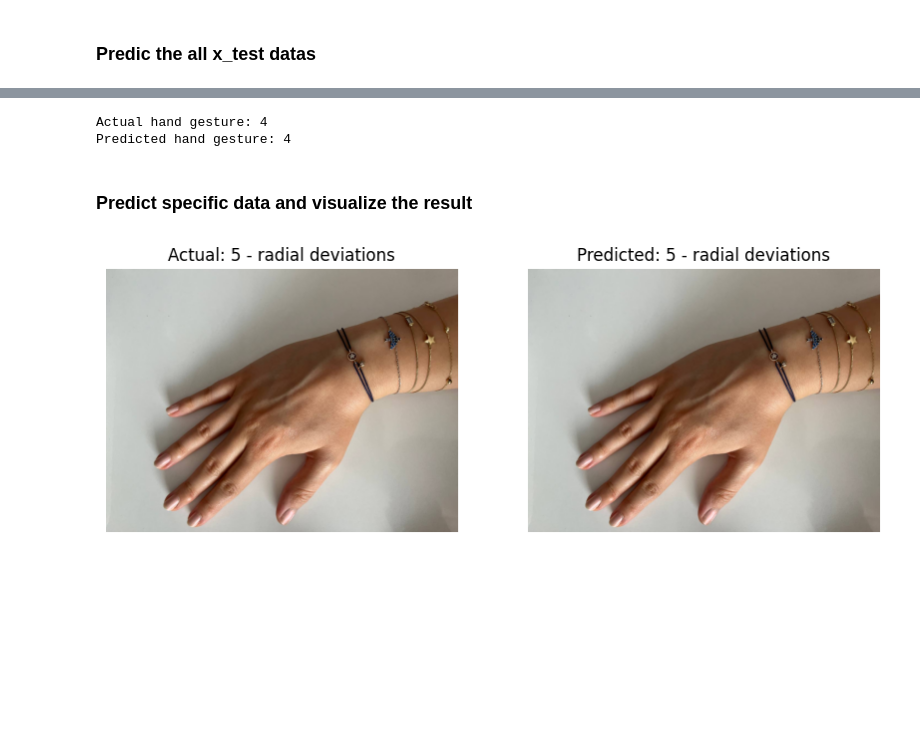
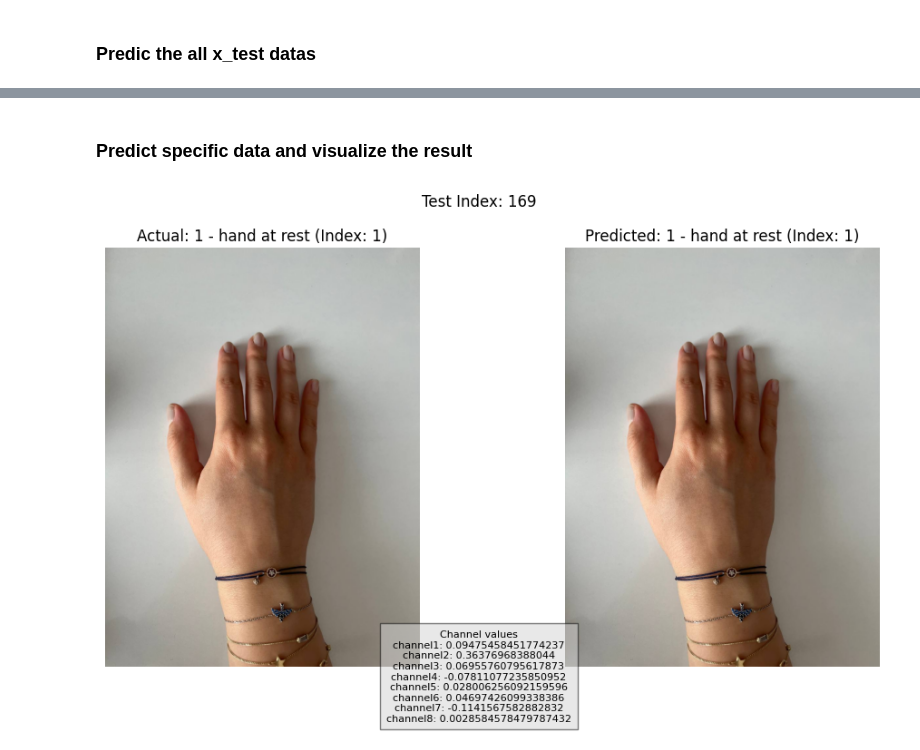
Before and after one commit to onderbedirhan/emg_based_hand_gesture, a Jupyter notebook: emg_inference.ipynb, the cells around one changed output, grey strips where cells are left out. Drawn from its saved outputs; the diff is of its cells as text; code cells hidden in the pictures; blank space fills up the shorter version.

Commit message:
add randomized test function

```diff
--- a/emg_inference.ipynb
+++ b/emg_inference.ipynb
@@ -217,23 +190,27 @@ def predict_hand_gesture(index):
         print(f"Image {filename} not found.")
         return None, None
 # %%
-# Display actual and predicted hand gestures side by side
-def show_gestures_side_by_side(actual_index, predicted_index):
+def show_gestures_side_by_side(test_index, actual_index, predicted_index, additional_data):
     actual_img, actual_title = predict_hand_gesture(actual_index)
     predicted_img, predicted_title = predict_hand_gesture(predicted_index)
 
     if actual_img is not None and predicted_img is not None:
-        fig, axes = plt.subplots(1, 2, figsize=(10, 5))
+        fig, axes = plt.subplots(1, 2, figsize=(12, 6))
 
         # Actual hand gesture
         axes[0].imshow(actual_img)
         axes[0].axis('off')
-        axes[0].set_title(f"Actual: {actual_title}")
+        axes[0].set_title(f"Actual: {actual_title} (Index: {actual_index})")
 
         # Predicted hand gesture
         axes[1].imshow(predicted_img)
         axes[1].axis('off')
-        axes[1].set_title(f"Predicted: {predicted_title}")
+        axes[1].set_title(f"Predicted: {predicted_title} (Index: {predicted_index})")
+
+        # Add test index and additional data as annotation
+        plt.suptitle(f"Test Index: {test_index}")
+        additional_data_str = "Channel values\n" + "\n".join([f"{key}: {value}" for key, value in additional_data.items()])
+        plt.figtext(0.5, 0.01, additional_data_str, ha="center", fontsize=8, bbox={"facecolor": "lightgrey", "alpha": 0.5, "pad": 5})
 
         plt.show()
 # %% [markdown]
@@ -261,14 +238,7 @@ batch_predictions = emg_model.predict(x_test)
-# %%
-test_index = 44
-print("Actual hand gesture:", np.argmax(y_test[test_index]))
-print("Predicted hand gesture:", np.argmax(batch_predictions[test_index]))
-# %% [output]
-Actual hand gesture: 4
-Predicted hand gesture: 4
 # %% [markdown]
 ### Predict specific data and visualize the result
 # %%
-test_index = 55
-show_gestures_side_by_side(np.argmax(y_test[test_index]), np.argmax(batch_predictions[test_index]))
+test_index = random.randint(0, 256)
+show_gestures_side_by_side(test_index, np.argmax(y_test[test_index % len(y_test)]), np.argmax(batch_predictions[test_index % len(batch_predictions)]), x_test.iloc[test_index])
 # %% [output]
-[figure, old version]
+[figure, new version]
```
Also changed, not shown: parts of 12 cells of this notebook.
